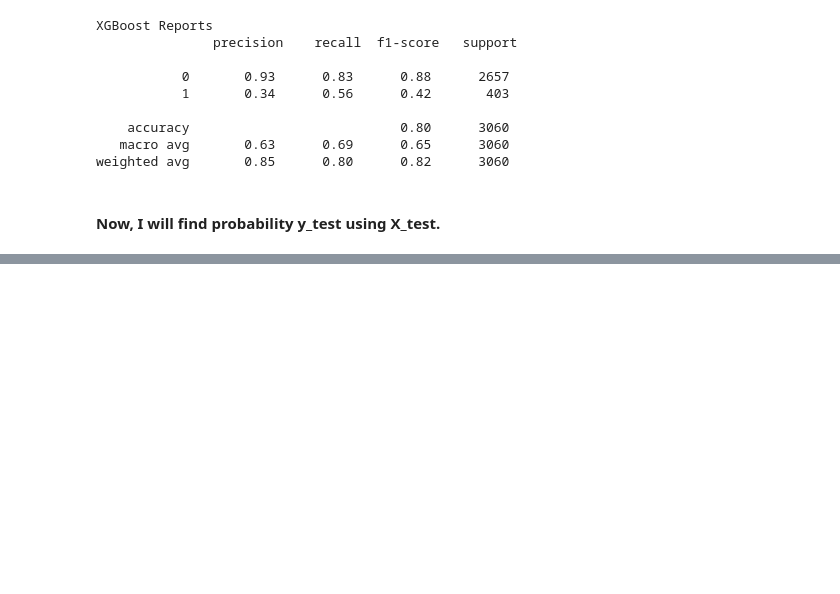
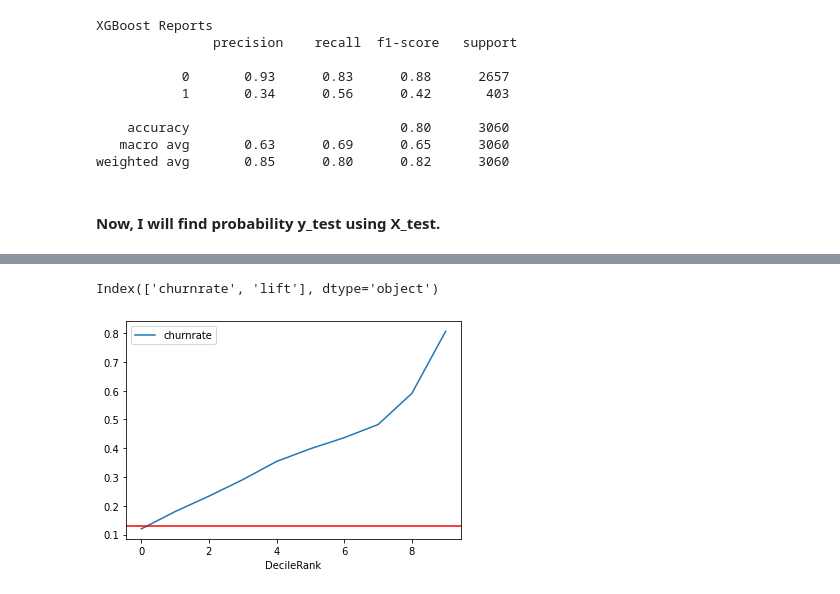
Before and after one commit to kanchanrenu/Bank_propensity_model, a Jupyter notebook: clean_bank_data.ipynb, the cells around one changed output, grey strips where cells are left out. Cells and saved outputs as stored; diff of their text form; code cells hidden in the pictures; blank space fills up the shorter version.

Commit message:
Finished lift and plotting.

```diff
--- a/clean_bank_data.ipynb
+++ b/clean_bank_data.ipynb
@@ -532,0 +555,2 @@ bank_decile.head(10)
+# %%
+bank_churn=bank_churn.rename(columns={'DecileRank':'Decile',1:'churnrate'})
@@ -532,0 +592,2 @@ bank_decile.head(10)
+# %%
+lift = (bank_churn['churnrate']-0.13)/0.13
@@ -532,0 +609,2 @@ bank_decile.head(10)
+# %%
+bank_churn['lift']=lift
@@ -532,0 +626,12 @@ bank_decile.head(10)
+# %%
+bank_churn.columns
+# %% [output]
+Index(['churnrate', 'lift'], dtype='object')
+# %%
+bank_churn['DecileRank']=bank_churn.index
+# %%
+bank_churn=bank_churn.plot(x='DecileRank',y='churnrate')
+plt.axhline(y=0.13, color='r', linestyle='-')
+plt.show()
+# %% [output]
+[figure, added]
```
Also changed, not shown: parts of 33 cells of this notebook.
